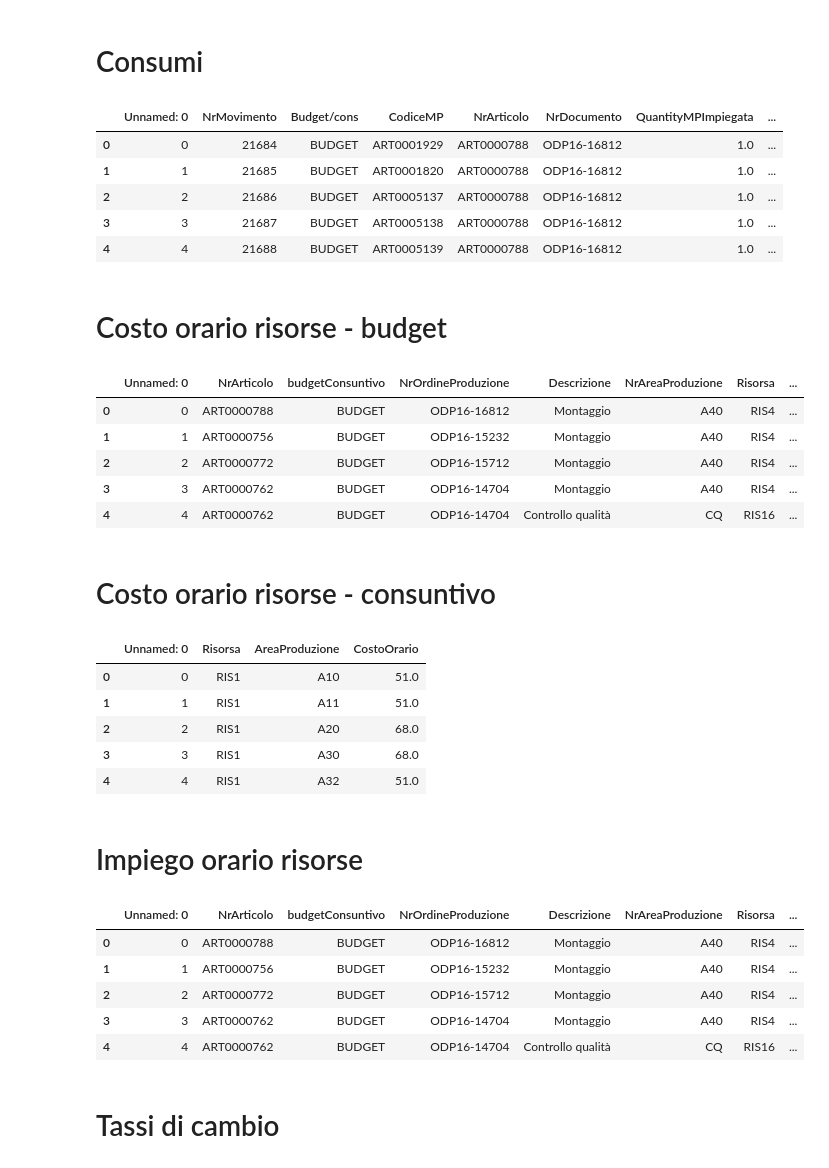
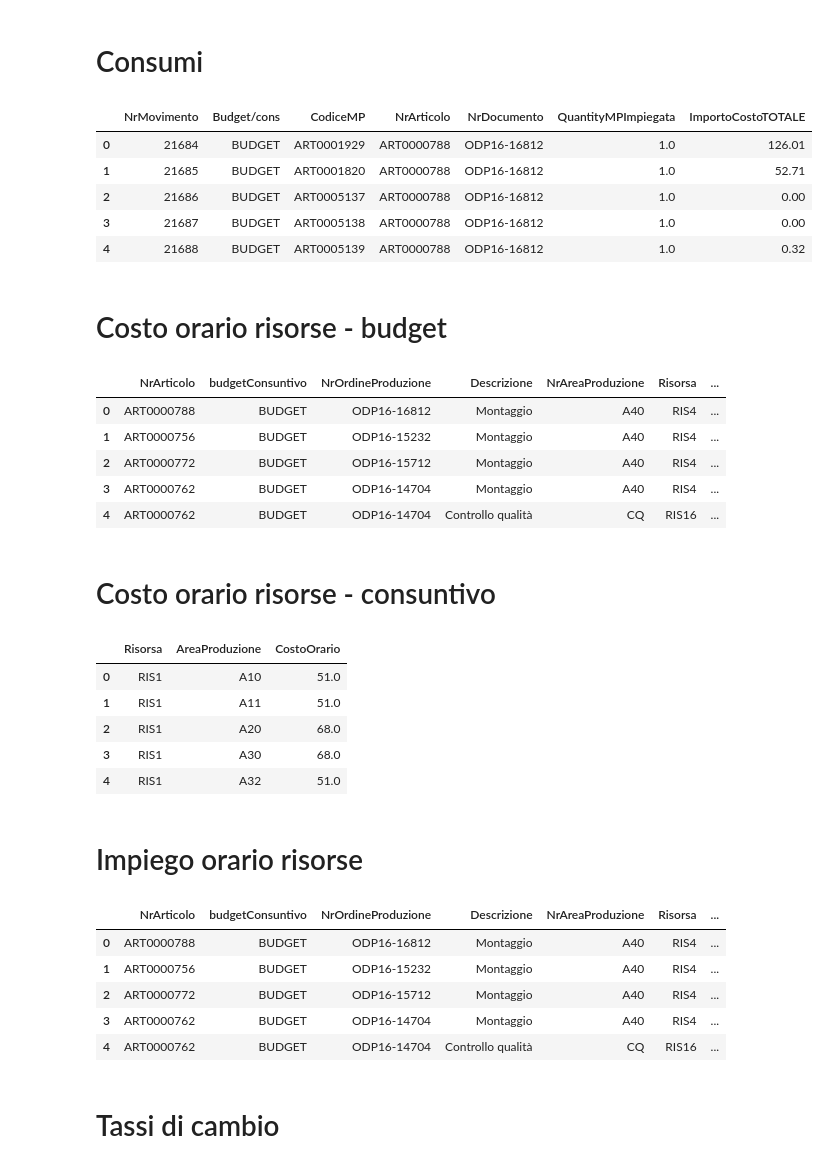
Before and after one commit to VinciGit00/SCGProject, a Jupyter notebook: Datasets/PlotDatas.ipynb, the cells around one changed output. Cells and saved outputs as stored; diff of their text form; code cells hidden in the pictures.

```diff
--- a/Datasets/PlotDatas.ipynb
+++ b/Datasets/PlotDatas.ipynb
@@ -96,57 +98,64 @@ union.head()
 # %%
 dfConsumi = pd.read_csv('CorrectedDatasets/dfConsumi.csv')
 
+del dfConsumi['Unnamed: 0']
+
 dfConsumi.head()
 # %% [output]
-|  | Unnamed: 0 | NrMovimento | Budget/cons | CodiceMP | NrArticolo | NrDocumento | QuantityMPImpiegata | ... |
-| 0 | 0 | 21684 | BUDGET | ART0001929 | ART0000788 | ODP16-16812 | 1.0 | ... |
-| 1 | 1 | 21685 | BUDGET | ART0001820 | ART0000788 | ODP16-16812 | 1.0 | ... |
-| 2 | 2 | 21686 | BUDGET | ART0005137 | ART0000788 | ODP16-16812 | 1.0 | ... |
-| 3 | 3 | 21687 | BUDGET | ART0005138 | ART0000788 | ODP16-16812 | 1.0 | ... |
-| 4 | 4 | 21688 | BUDGET | ART0005139 | ART0000788 | ODP16-16812 | 1.0 | ... |
+|  | NrMovimento | Budget/cons | CodiceMP | NrArticolo | NrDocumento | QuantityMPImpiegata | ImportoCostoTOTALE |
+| 0 | 21684 | BUDGET | ART0001929 | ART0000788 | ODP16-16812 | 1.0 | 126.01 |
+| 1 | 21685 | BUDGET | ART0001820 | ART0000788 | ODP16-16812 | 1.0 | 52.71 |
+| 2 | 21686 | BUDGET | ART0005137 | ART0000788 | ODP16-16812 | 1.0 | 0.00 |
+| 3 | 21687 | BUDGET | ART0005138 | ART0000788 | ODP16-16812 | 1.0 | 0.00 |
+| 4 | 21688 | BUDGET | ART0005139 | ART0000788 | ODP16-16812 | 1.0 | 0.32 |
 # %% [markdown]
 # Costo orario risorse - budget
 # %%
 dfCostoOrario = pd.read_csv(
     'CorrectedDatasets/dfImpiegoRisorse.csv')
 
+del dfCostoOrario['Unnamed: 0']
 
 dfCostoOrario.head()
 # %% [output]
-|  | Unnamed: 0 | NrArticolo | budgetConsuntivo | NrOrdineProduzione | Descrizione | NrAreaProduzione | Risorsa | ... |
-| 0 | 0 | ART0000788 | BUDGET | ODP16-16812 | Montaggio | A40 | RIS4 | ... |
-| 1 | 1 | ART0000756 | BUDGET | ODP16-15232 | Montaggio | A40 | RIS4 | ... |
-| 2 | 2 | ART0000772 | BUDGET | ODP16-15712 | Montaggio | A40 | RIS4 | ... |
-| 3 | 3 | ART0000762 | BUDGET | ODP16-14704 | Montaggio | A40 | RIS4 | ... |
-| 4 | 4 | ART0000762 | BUDGET | ODP16-14704 | Controllo qualità | CQ | RIS16 | ... |
+|  | NrArticolo | budgetConsuntivo | NrOrdineProduzione | Descrizione | NrAreaProduzione | Risorsa | ... |
+| 0 | ART0000788 | BUDGET | ODP16-16812 | Montaggio | A40 | RIS4 | ... |
+| 1 | ART0000756 | BUDGET | ODP16-15232 | Montaggio | A40 | RIS4 | ... |
+| 2 | ART0000772 | BUDGET | ODP16-15712 | Montaggio | A40 | RIS4 | ... |
+| 3 | ART0000762 | BUDGET | ODP16-14704 | Montaggio | A40 | RIS4 | ... |
+| 4 | ART0000762 | BUDGET | ODP16-14704 | Controllo qualità | CQ | RIS16 | ... |
 # %% [markdown]
 # Costo orario risorse - consuntivo
 # %%
 dfConsuntivo = pd.read_csv(
     'CorrectedDatasets/dfCostoOrario.csv')
 
+del dfConsuntivo['Unnamed: 0']
+
 dfConsuntivo.head()
 # %% [output]
-|  | Unnamed: 0 | Risorsa | AreaProduzione | CostoOrario |
-| 0 | 0 | RIS1 | A10 | 51.0 |
-| 1 | 1 | RIS1 | A11 | 51.0 |
-| 2 | 2 | RIS1 | A20 | 68.0 |
-| 3 | 3 | RIS1 | A30 | 68.0 |
-| 4 | 4 | RIS1 | A32 | 51.0 |
+|  | Risorsa | AreaProduzione | CostoOrario |
+| 0 | RIS1 | A10 | 51.0 |
+| 1 | RIS1 | A11 | 51.0 |
+| 2 | RIS1 | A20 | 68.0 |
+| 3 | RIS1 | A30 | 68.0 |
+| 4 | RIS1 | A32 | 51.0 |
 # %% [markdown]
 # Impiego orario risorse
 # %%
 dfImpiegoRisorse = pd.read_csv(
     'CorrectedDatasets/dfImpiegoRisorse.csv')
 
+del dfImpiegoRisorse['Unnamed: 0']
+
 dfImpiegoRisorse.head()
 # %% [output]
-|  | Unnamed: 0 | NrArticolo | budgetConsuntivo | NrOrdineProduzione | Descrizione | NrAreaProduzione | Risorsa | ... |
-| 0 | 0 | ART0000788 | BUDGET | ODP16-16812 | Montaggio | A40 | RIS4 | ... |
-| 1 | 1 | ART0000756 | BUDGET | ODP16-15232 | Montaggio | A40 | RIS4 | ... |
-| 2 | 2 | ART0000772 | BUDGET | ODP16-15712 | Montaggio | A40 | RIS4 | ... |
-| 3 | 3 | ART0000762 | BUDGET | ODP16-14704 | Montaggio | A40 | RIS4 | ... |
-| 4 | 4 | ART0000762 | BUDGET | ODP16-14704 | Controllo qualità | CQ | RIS16 | ... |
+|  | NrArticolo | budgetConsuntivo | NrOrdineProduzione | Descrizione | NrAreaProduzione | Risorsa | ... |
+| 0 | ART0000788 | BUDGET | ODP16-16812 | Montaggio | A40 | RIS4 | ... |
+| 1 | ART0000756 | BUDGET | ODP16-15232 | Montaggio | A40 | RIS4 | ... |
+| 2 | ART0000772 | BUDGET | ODP16-15712 | Montaggio | A40 | RIS4 | ... |
+| 3 | ART0000762 | BUDGET | ODP16-14704 | Montaggio | A40 | RIS4 | ... |
+| 4 | ART0000762 | BUDGET | ODP16-14704 | Controllo qualità | CQ | RIS16 | ... |
 # %% [markdown]
 # Tassi di cambio
 # %%
```
Also changed, not shown: parts of 5 cells of this notebook.
